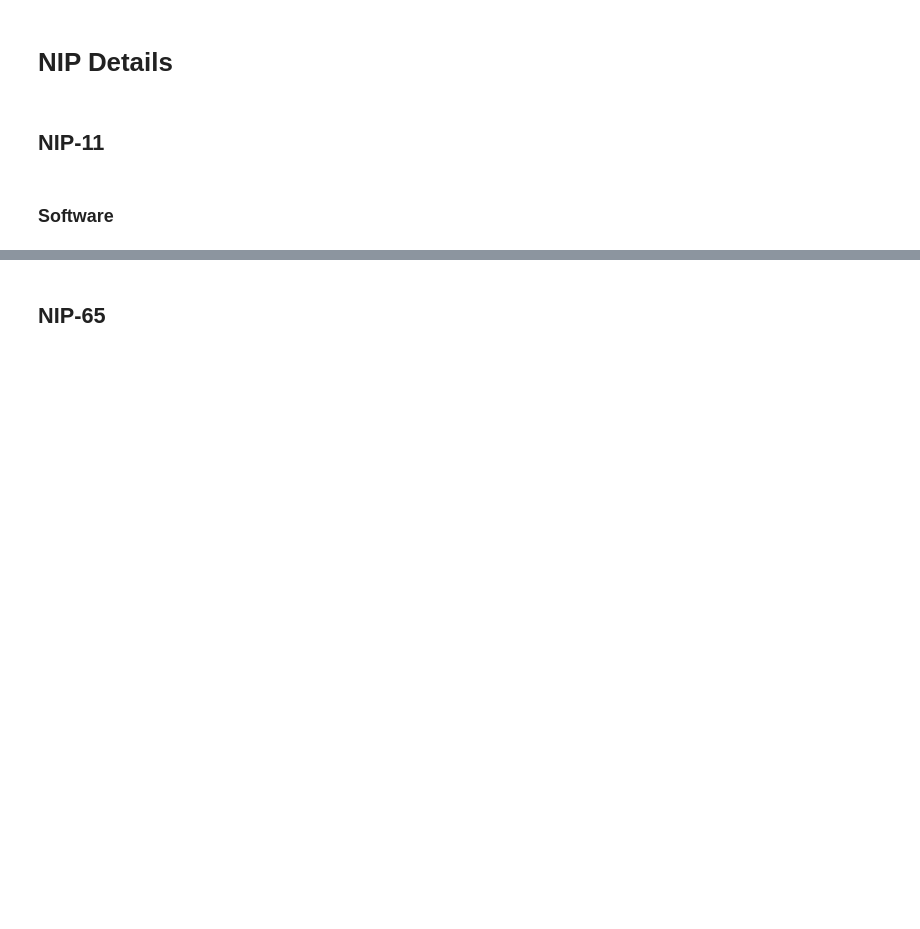
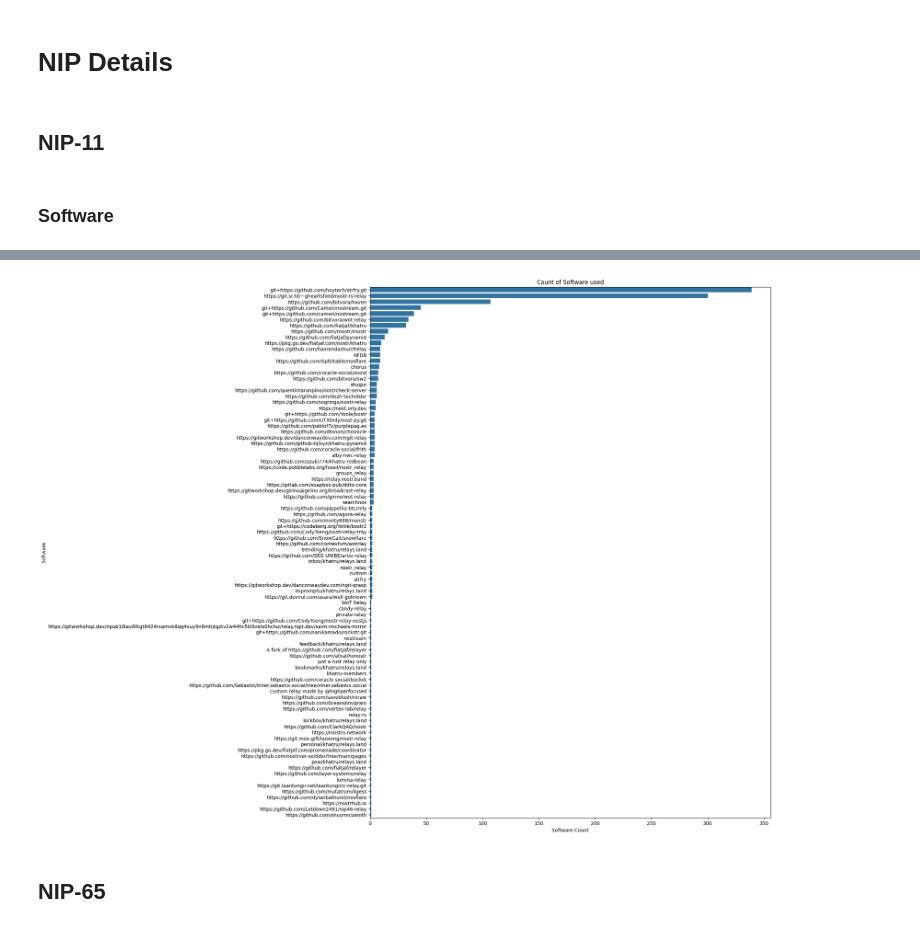
Before and after one commit to SEG-UNIBE/artio-insight, a Jupyter notebook: notebooks/artio.ipynb, the cells around one changed output, grey strips where cells are left out. Cells and saved outputs as stored; diff of their text form; code cells hidden in the pictures; blank space fills up the shorter version.

```diff
--- a/notebooks/artio.ipynb
+++ b/notebooks/artio.ipynb
@@ -482,3 +606,17 @@ plt.show()
+# %%
+fig, ax = plt.subplots(figsize=(15, 20))
+sb.barplot(data=relay_software, x='count', y='software')
+
+ax.set_ylabel('Software')
+ax.tick_params(axis='y', labelrotation=0)
+
+ax.set_xlabel('Software Count')
+
+plt.title('Count of Software used')
+save_pdf(plt, "relay_count_by_software_vertical")
+plt.show()
+# %% [output]
+[figure, added]
 # %% [markdown]
 ## NIP-65
 # %%
```
Also changed, not shown: parts of 22 cells of this notebook.
